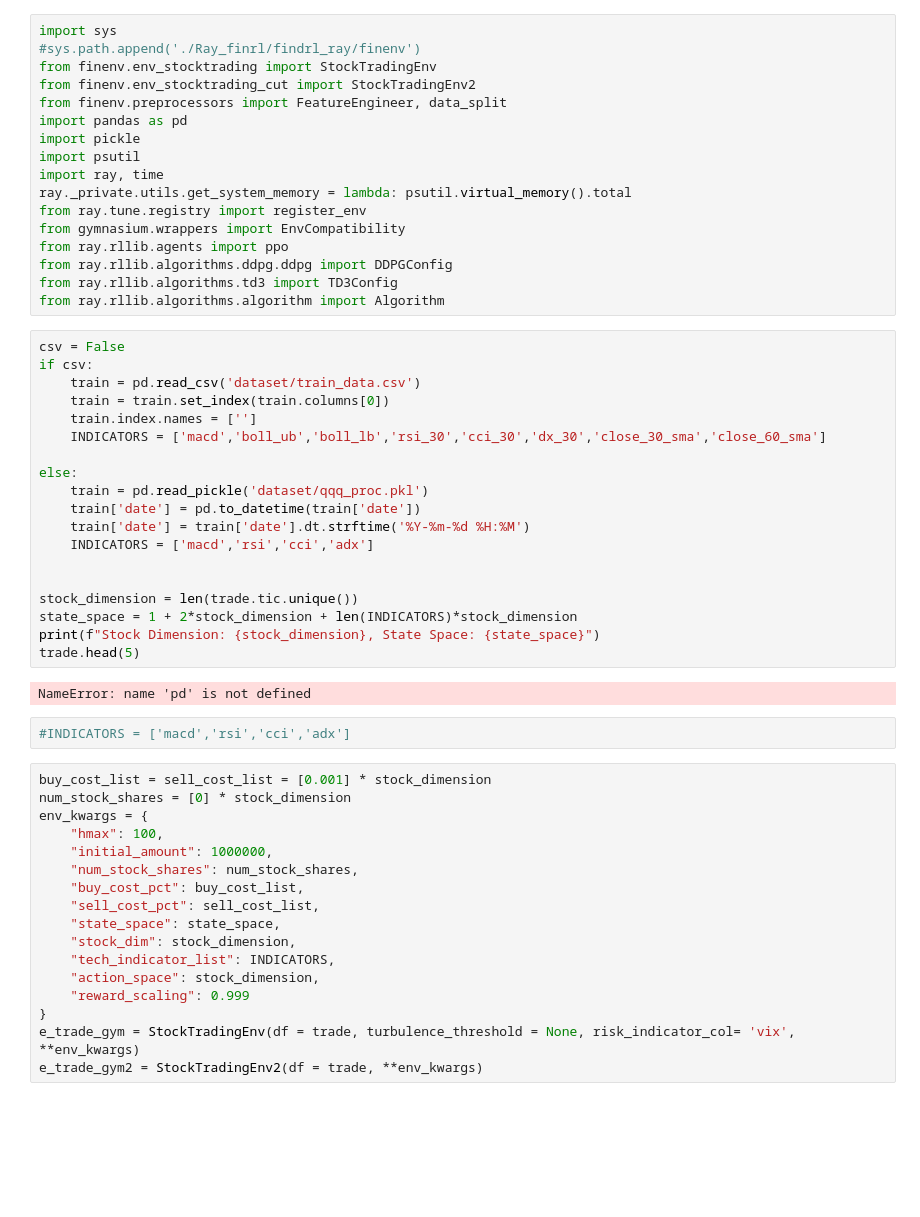
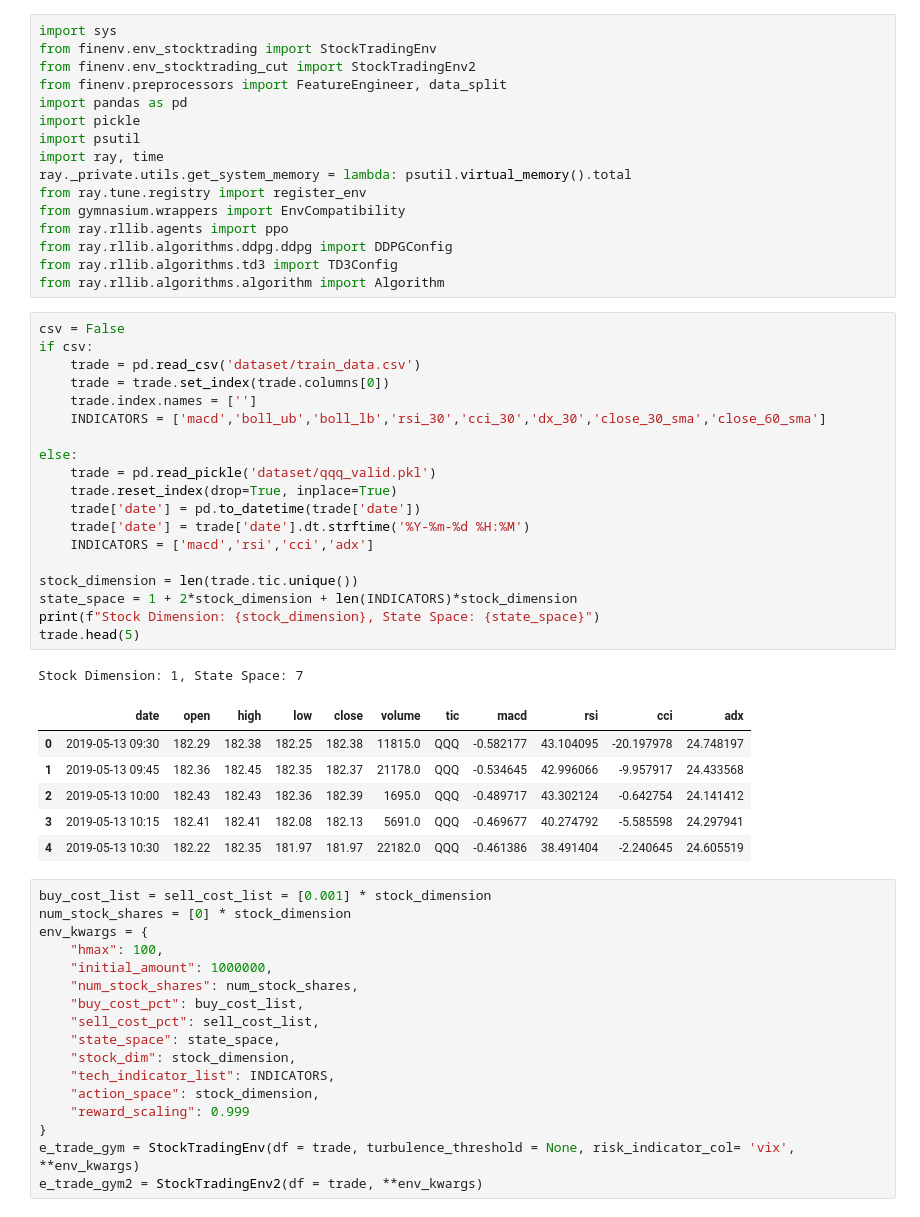
Before and after one commit to Hakiiiim/findrl_ray, a Jupyter notebook: Evaluate.ipynb, the cells around one changed output. Saved outputs shown, nothing was run; the diff lists cells and outputs as text; blank space fills up the shorter version.

```diff
--- a/Evaluate.ipynb
+++ b/Evaluate.ipynb
@@ -1,6 +1,5 @@
 # %%
 import sys
-#sys.path.append('./Ray_finrl/findrl_ray/finenv')
 from finenv.env_stocktrading import StockTradingEnv
 from finenv.env_stocktrading_cut import StockTradingEnv2
 from finenv.preprocessors import FeatureEngineer, data_split
@@ -18,26 +17,30 @@ from ray.rllib.algorithms.algorithm import Algorithm
 # %%
 csv = False
 if csv:
-    train = pd.read_csv('dataset/train_data.csv')
-    train = train.set_index(train.columns[0])
-    train.index.names = ['']
+    trade = pd.read_csv('dataset/train_data.csv')
+    trade = trade.set_index(trade.columns[0])
+    trade.index.names = ['']
     INDICATORS = ['macd','boll_ub','boll_lb','rsi_30','cci_30','dx_30','close_30_sma','close_60_sma']
 
 else:
-    train = pd.read_pickle('dataset/qqq_proc.pkl')
-    train['date'] = pd.to_datetime(train['date'])
-    train['date'] = train['date'].dt.strftime('%Y-%m-%d %H:%M')
+    trade = pd.read_pickle('dataset/qqq_valid.pkl')
+    trade.reset_index(drop=True, inplace=True)
+    trade['date'] = pd.to_datetime(trade['date'])
+    trade['date'] = trade['date'].dt.strftime('%Y-%m-%d %H:%M')
     INDICATORS = ['macd','rsi','cci','adx']
-
 
 stock_dimension = len(trade.tic.unique())
 state_space = 1 + 2*stock_dimension + len(INDICATORS)*stock_dimension
 print(f"Stock Dimension: {stock_dimension}, State Space: {state_space}")
 trade.head(5)
 # %% [output]
-NameError: name 'pd' is not defined
+Stock Dimension: 1, State Space: 7
+|  | date | open | high | low | close | volume | tic | macd | rsi | cci | adx |
+| 0 | 2019-05-13 09:30 | 182.29 | 182.38 | 182.25 | 182.38 | 11815.0 | QQQ | -0.582177 | 43.104095 | -20.197978 | 24.748197 |
+| 1 | 2019-05-13 09:45 | 182.36 | 182.45 | 182.35 | 182.37 | 21178.0 | QQQ | -0.534645 | 42.996066 | -9.957917 | 24.433568 |
+| 2 | 2019-05-13 10:00 | 182.43 | 182.43 | 182.36 | 182.39 | 1695.0 | QQQ | -0.489717 | 43.302124 | -0.642754 | 24.141412 |
+| 3 | 2019-05-13 10:15 | 182.41 | 182.41 | 182.08 | 182.13 | 5691.0 | QQQ | -0.469677 | 40.274792 | -5.585598 | 24.297941 |
+| 4 | 2019-05-13 10:30 | 182.22 | 182.35 | 181.97 | 181.97 | 22182.0 | QQQ | -0.461386 | 38.491404 | -2.240645 | 24.605519 |
-# %%
-#INDICATORS = ['macd','rsi','cci','adx']
 # %%
 buy_cost_list = sell_cost_list = [0.001] * stock_dimension
 num_stock_shares = [0] * stock_dimension
```
Also changed, not shown: parts of 4 cells of this notebook, 19 other files.
